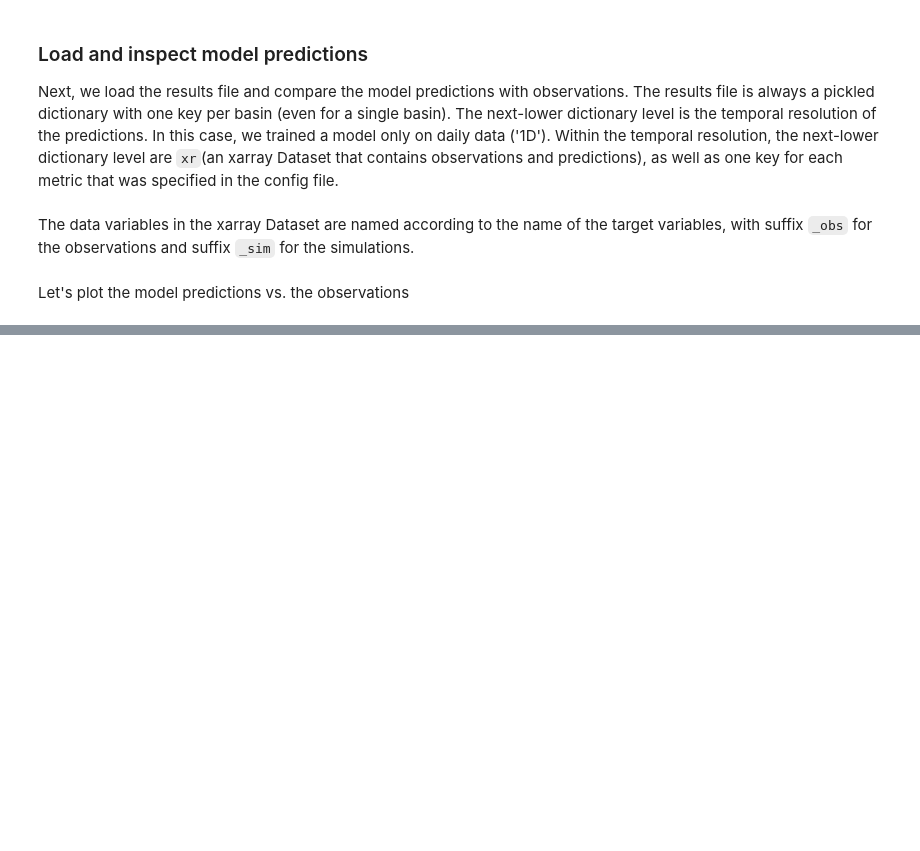
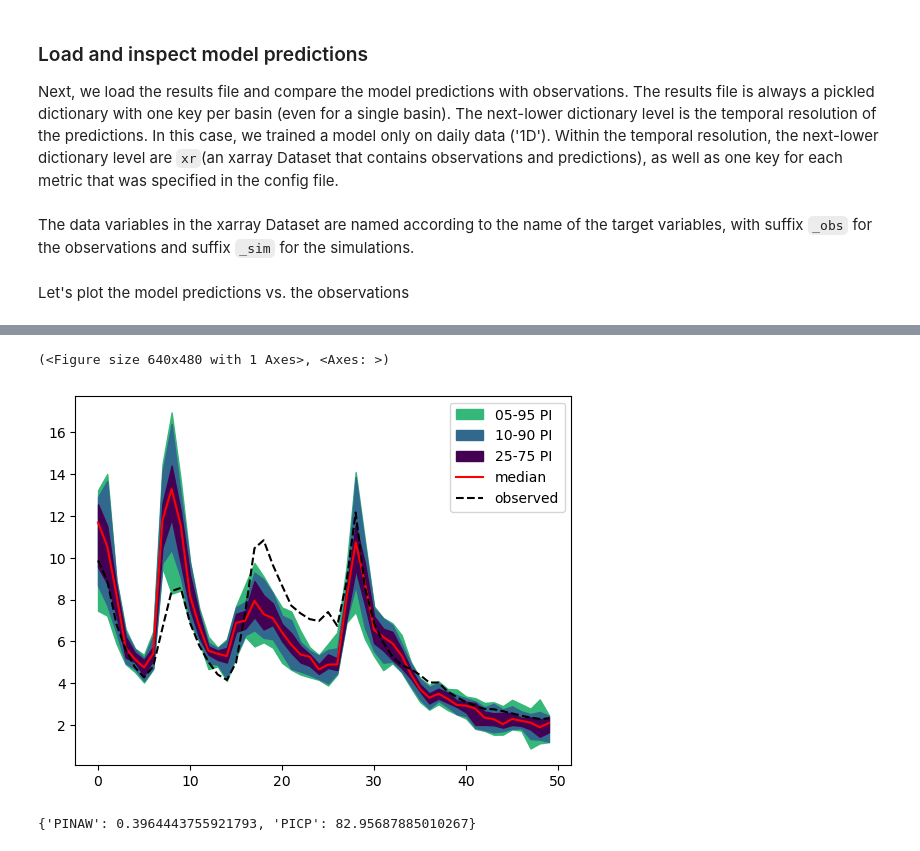
Before and after one commit to dwiva5/HBV-Team, a Jupyter notebook: Project-Run/ProjectRun.ipynb, the cells around one changed output, grey strips where cells are left out. Cells and saved outputs as stored; diff of their text form; code cells hidden in the pictures; blank space fills up the shorter version.

```diff
--- a/Project-Run/ProjectRun.ipynb
+++ b/Project-Run/ProjectRun.ipynb
@@ -146,0 +267,5 @@ for key, val in values.items():
+# %%
+percentile_plot(qobs.values[0:50], qsim[0:50])
+# %% [output]
+(<Figure size 640x480 with 1 Axes>, <Axes: >)
+[figure, added]
@@ -146,0 +276,5 @@ for key, val in values.items():
+# %%
+# Evaluation metrics for probabilistic forecasting
+metrics.calculate_all_metrics_prob(qobs_pi,qsim_pi,95)
+# %% [output]
+{'PINAW': 0.3964443755921793, 'PICP': 82.95687885010267}
```
Also changed, not shown: parts of 27 cells of this notebook, 4 other files.
